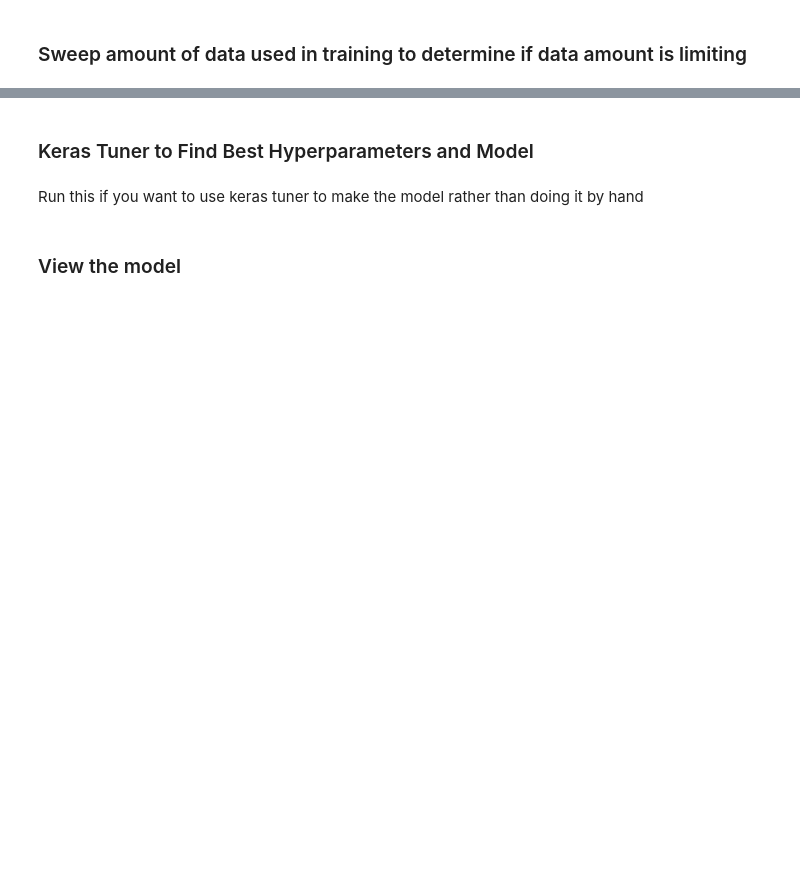
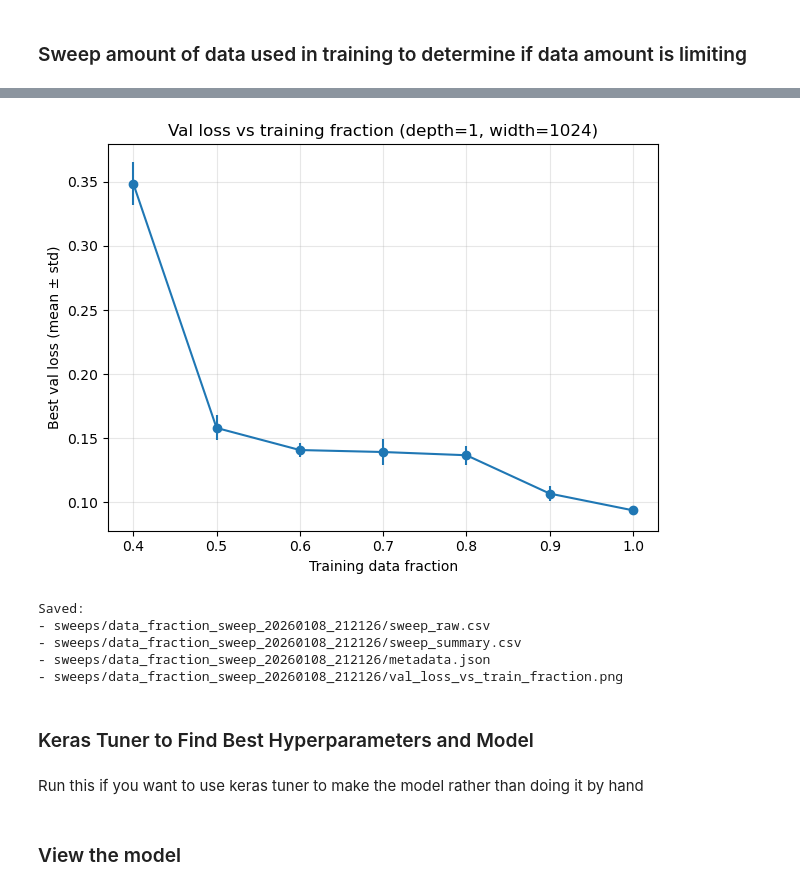
Before and after one commit to abhishekchak52/ML_qubit_design, a Jupyter notebook: model_predict_coupler_NCap_cap_matrix/ml_01_train_keras.ipynb, the cells around one changed output, grey strips where cells are left out. Saved outputs shown, nothing was run; the diff lists cells and outputs as text; code cells hidden in the pictures; blank space fills up the shorter version.

```diff
--- a/model_predict_coupler_NCap_cap_matrix/ml_01_train_keras.ipynb
+++ b/model_predict_coupler_NCap_cap_matrix/ml_01_train_keras.ipynb
@@ -1108,3 +1086,35 @@ if SWEEP_DATA_AMOUNT:
+# %%
+if SWEEP_DATA_AMOUNT:
+    # save and plot
+    with open(meta_path, "w") as f:
+        json.dump(metadata, f, indent=2)
+
+    ##### plot ###
+    plt.figure()
+    if len(SWEEP_SEEDS) > 1:
+        # error bars across seeds
+        yerr = summary["best_val_loss_std"].fillna(0.0).to_numpy()
+        plt.errorbar(summary["train_frac"], summary["best_val_loss_mean"], yerr=yerr, marker="o")
+        plt.ylabel("Best val loss (mean ± std)")
+    else:
+        plt.plot(summary["train_frac"], summary["best_val_loss_mean"], marker="o")
+        plt.ylabel("Best val loss")
+
+    plt.xlabel("Training data fraction")
+    plt.title(f"Val loss vs training fraction (depth={FIXED_DEPTH}, width={FIXED_WIDTH})")
+    plt.grid(False, alpha=0.3)
+    plt.tight_layout()
+    plt.savefig(fig_path, dpi=200)
+    plt.show()
+
+    print(f"\nSaved:\n- {df_path}\n- {summary_path}\n- {meta_path}\n- {fig_path}")
+# %% [output]
+[figure, added]
+Saved:
+- sweeps/data_fraction_sweep_20260108_212126/sweep_raw.csv
+- sweeps/data_fraction_sweep_20260108_212126/sweep_summary.csv
+- sweeps/data_fraction_sweep_20260108_212126/metadata.json
+- sweeps/data_fraction_sweep_20260108_212126/val_loss_vs_train_fraction.png
 # %% [markdown]
 ### Keras Tuner to Find Best Hyperparameters and Model
 # %% [markdown]
```
Also changed, not shown: parts of 14 cells of this notebook, 8 other files.
